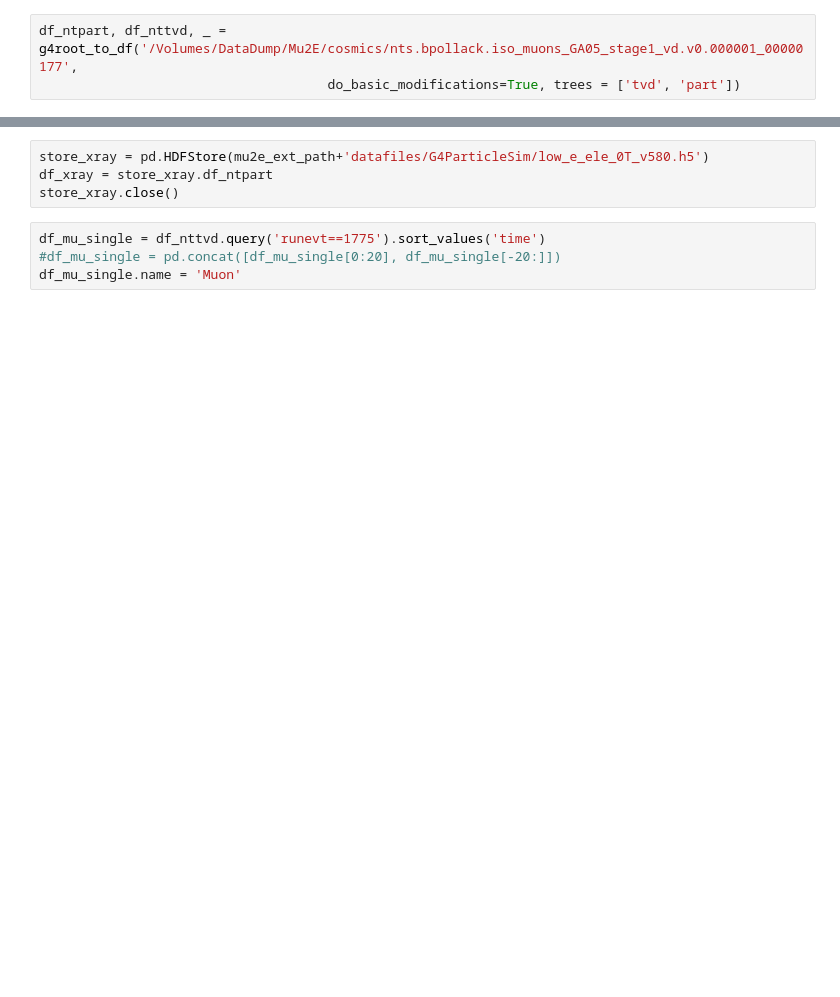
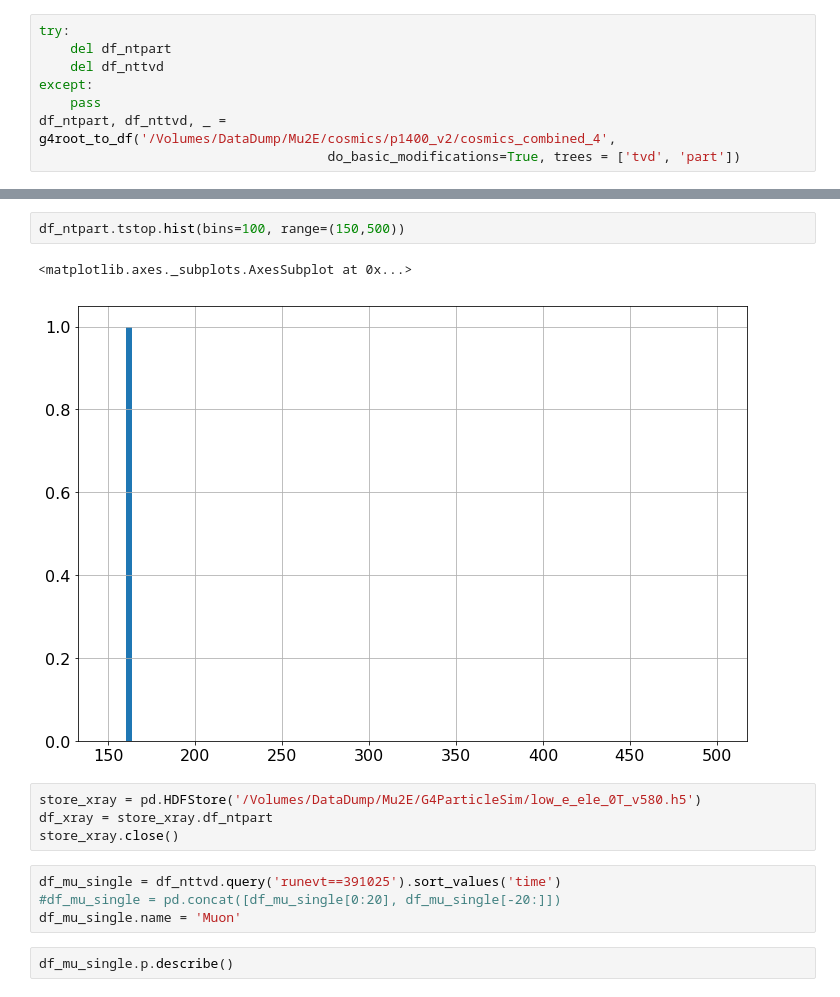
Before and after one commit to pollackscience/Mu2E, a Jupyter notebook: scripts/PTraps/particle_trapping_cosmics.ipynb, the cells around one changed output, grey strips where cells are left out. Cells and saved outputs as stored; diff of their text form; blank space fills up the shorter version.

```diff
--- a/scripts/PTraps/particle_trapping_cosmics.ipynb
+++ b/scripts/PTraps/particle_trapping_cosmics.ipynb
@@ -17,5 +17,10 @@ The `IPython.html` package has been deprecated. You should import from `notebook
 IPython.utils.traitlets has moved to a top-level traitlets package.
 [interactive output not drawn]
 # %%
-df_ntpart, df_nttvd, _ = g4root_to_df('/Volumes/DataDump/Mu2E/cosmics/nts.bpollack.iso_muons_GA05_stage1_vd.v0.000001_00000177',
+try:
+    del df_ntpart
+    del df_nttvd
+except:
+    pass
+df_ntpart, df_nttvd, _ = g4root_to_df('/Volumes/DataDump/Mu2E/cosmics/p1400_v2/cosmics_combined_4',
                                      do_basic_modifications=True, trees = ['tvd', 'part'])
@@ -22,11 +39,18 @@ df_ntpart, df_nttvd, _ = g4root_to_df('/Volumes/DataDump/Mu2E/cosmics/nts.bpolla
+# %%
+df_ntpart.tstop.hist(bins=100, range=(150,500))
+# %% [output]
+<matplotlib.axes._subplots.AxesSubplot at 0x...>
+[figure, added]
 # %%
-store_xray = pd.HDFStore(mu2e_ext_path+'datafiles/G4ParticleSim/low_e_ele_0T_v580.h5')
+store_xray = pd.HDFStore('/Volumes/DataDump/Mu2E/G4ParticleSim/low_e_ele_0T_v580.h5')
 df_xray = store_xray.df_ntpart
 store_xray.close()
 # %%
-df_mu_single = df_nttvd.query('runevt==1775').sort_values('time')
+df_mu_single = df_nttvd.query('runevt==391025').sort_values('time')
 #df_mu_single = pd.concat([df_mu_single[0:20], df_mu_single[-20:]])
 df_mu_single.name = 'Muon'
+# %%
+df_mu_single.p.describe()
 # %%
 mu2e_plot3d_ptrap_traj(df_mu_single,'z','x','y',df_xray=df_xray, y_range=(-2000,2000), z_range=(-1000, 10000), aspect='cosmic',
                         title='Trapped Muon Trajetory', color_mode='mom')
```
Also changed, not shown: parts of 13 cells of this notebook, 5 other files.
